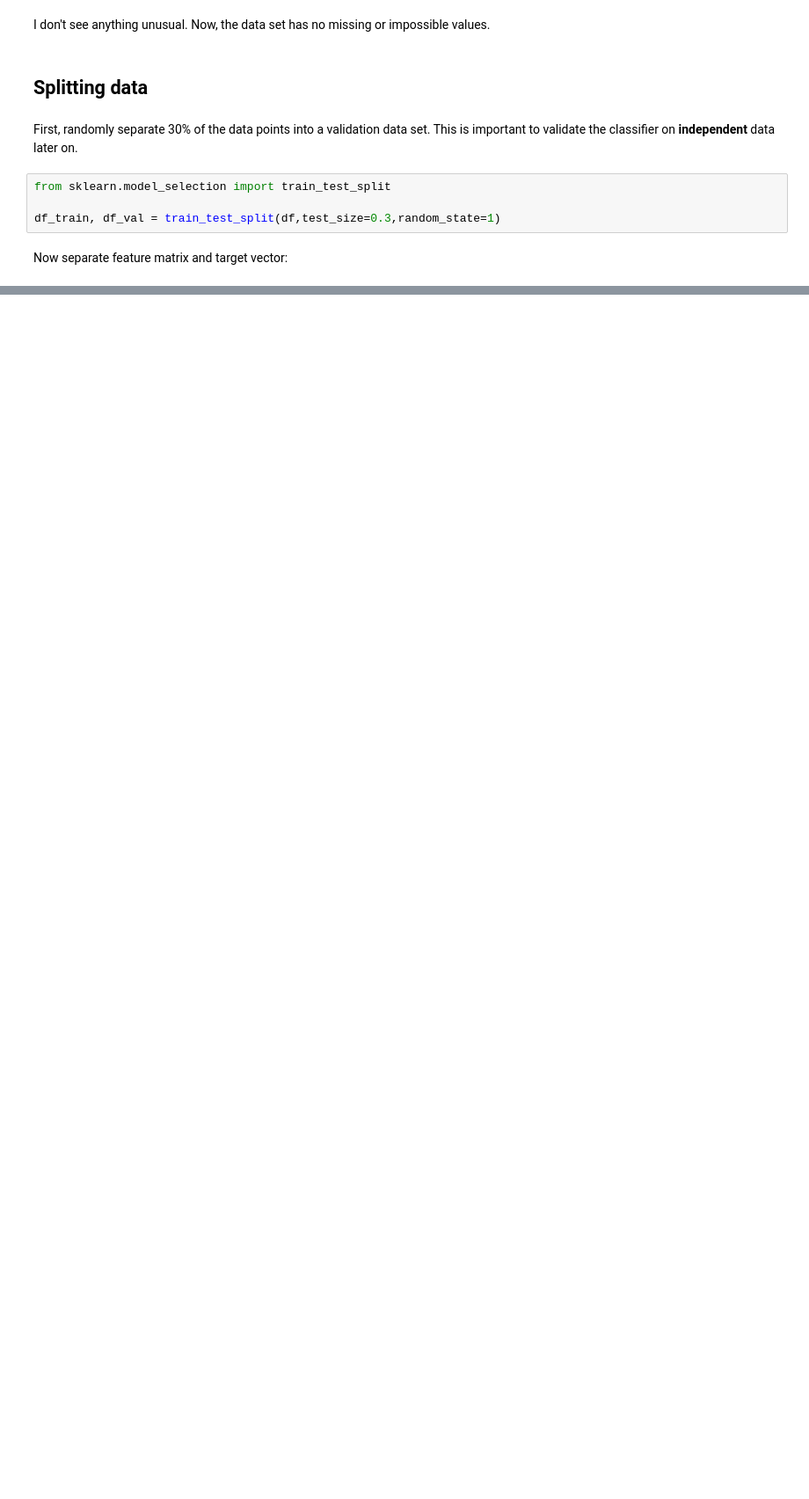
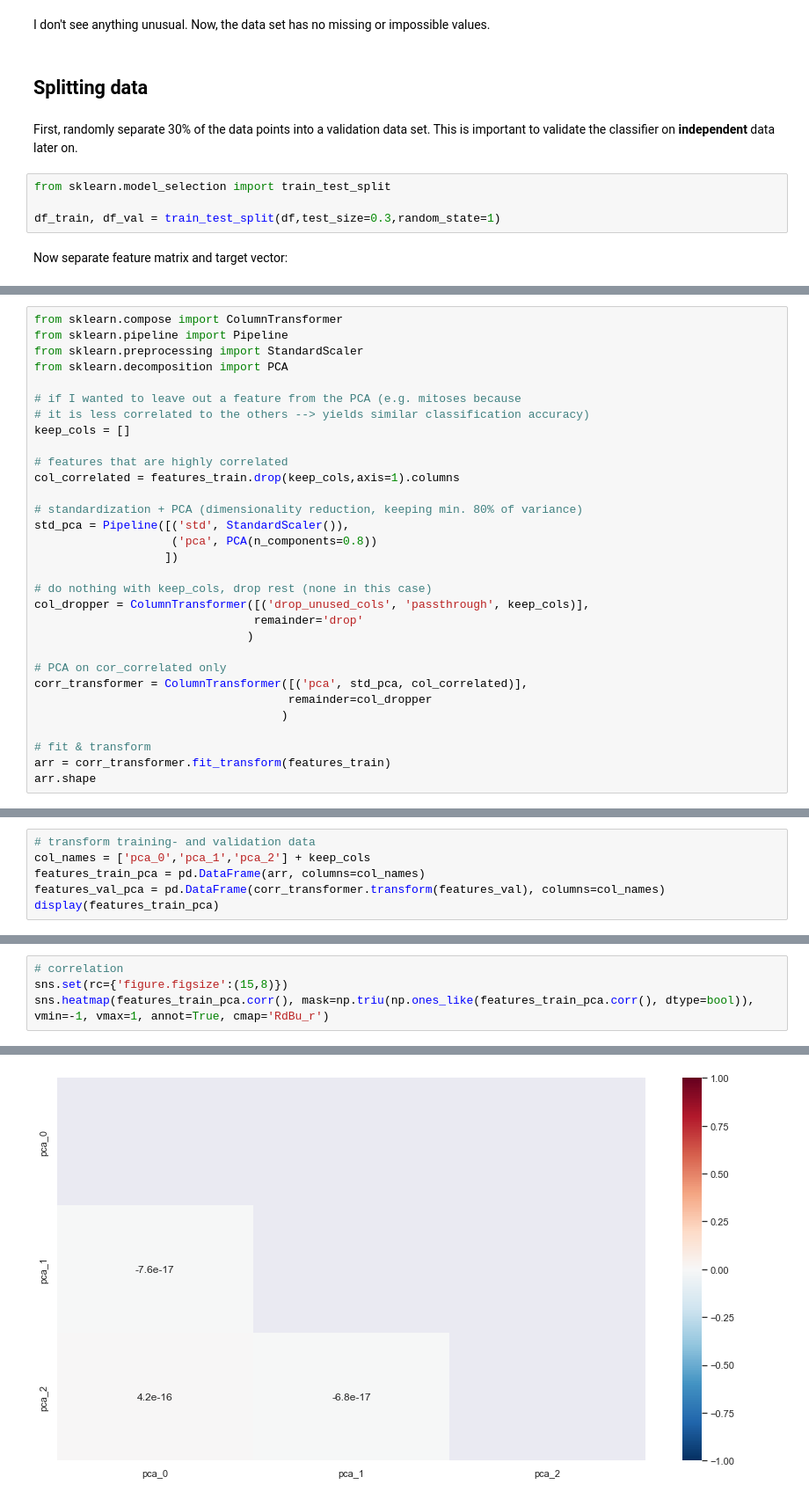
Before and after one commit to verysummer/tumor-classification, a Jupyter notebook: Cancer_Classification.ipynb, the cells around one changed output, grey strips where cells are left out. Shown: that part at 88% size. Drawn from its saved outputs; the diff is of its cells as text; blank space fills up the shorter version.

```diff
--- a/Cancer_Classification.ipynb
+++ b/Cancer_Classification.ipynb
@@ -237,0 +249,31 @@ sns.heatmap(corr, mask=np.triu(np.ones_like(corr, dtype=bool)), vmin=-1, vmax=1,
+# %%
+from sklearn.compose import ColumnTransformer
+from sklearn.pipeline import Pipeline
+from sklearn.preprocessing import StandardScaler
+from sklearn.decomposition import PCA
+
+# if I wanted to leave out a feature from the PCA (e.g. mitoses because
+# it is less correlated to the others --> yields similar classification accuracy)
+keep_cols = []
+
+# features that are highly correlated
+col_correlated = features_train.drop(keep_cols,axis=1).columns
+
+# standardization + PCA (dimensionality reduction, keeping min. 80% of variance)
+std_pca = Pipeline([('std', StandardScaler()),
+                    ('pca', PCA(n_components=0.8))
+                   ])
+
+# do nothing with keep_cols, drop rest (none in this case)
+col_dropper = ColumnTransformer([('drop_unused_cols', 'passthrough', keep_cols)],
+                                remainder='drop'
+                               )
+
+# PCA on cor_correlated only
+corr_transformer = ColumnTransformer([('pca', std_pca, col_correlated)],
+                                     remainder=col_dropper
+                                    )
+
+# fit & transform
+arr = corr_transformer.fit_transform(features_train)
+arr.shape
@@ -237,0 +284,6 @@ sns.heatmap(corr, mask=np.triu(np.ones_like(corr, dtype=bool)), vmin=-1, vmax=1,
+# %%
+# transform training- and validation data
+col_names = ['pca_0','pca_1','pca_2'] + keep_cols
+features_train_pca = pd.DataFrame(arr, columns=col_names)
+features_val_pca = pd.DataFrame(corr_transformer.transform(features_val), columns=col_names)
+display(features_train_pca)
@@ -237,0 +306,5 @@ sns.heatmap(corr, mask=np.triu(np.ones_like(corr, dtype=bool)), vmin=-1, vmax=1,
+# %%
+# correlation
+sns.set(rc={'figure.figsize':(15,8)})
+sns.heatmap(features_train_pca.corr(), mask=np.triu(np.ones_like(features_train_pca.corr(), dtype=bool)), vmin=-1, vmax=1, annot=True, cmap='RdBu_r')
+# %% [output]
@@ -237,0 +312 @@ sns.heatmap(corr, mask=np.triu(np.ones_like(corr, dtype=bool)), vmin=-1, vmax=1,
+[figure, added]
```
Also changed, not shown: parts of 10 cells of this notebook.
